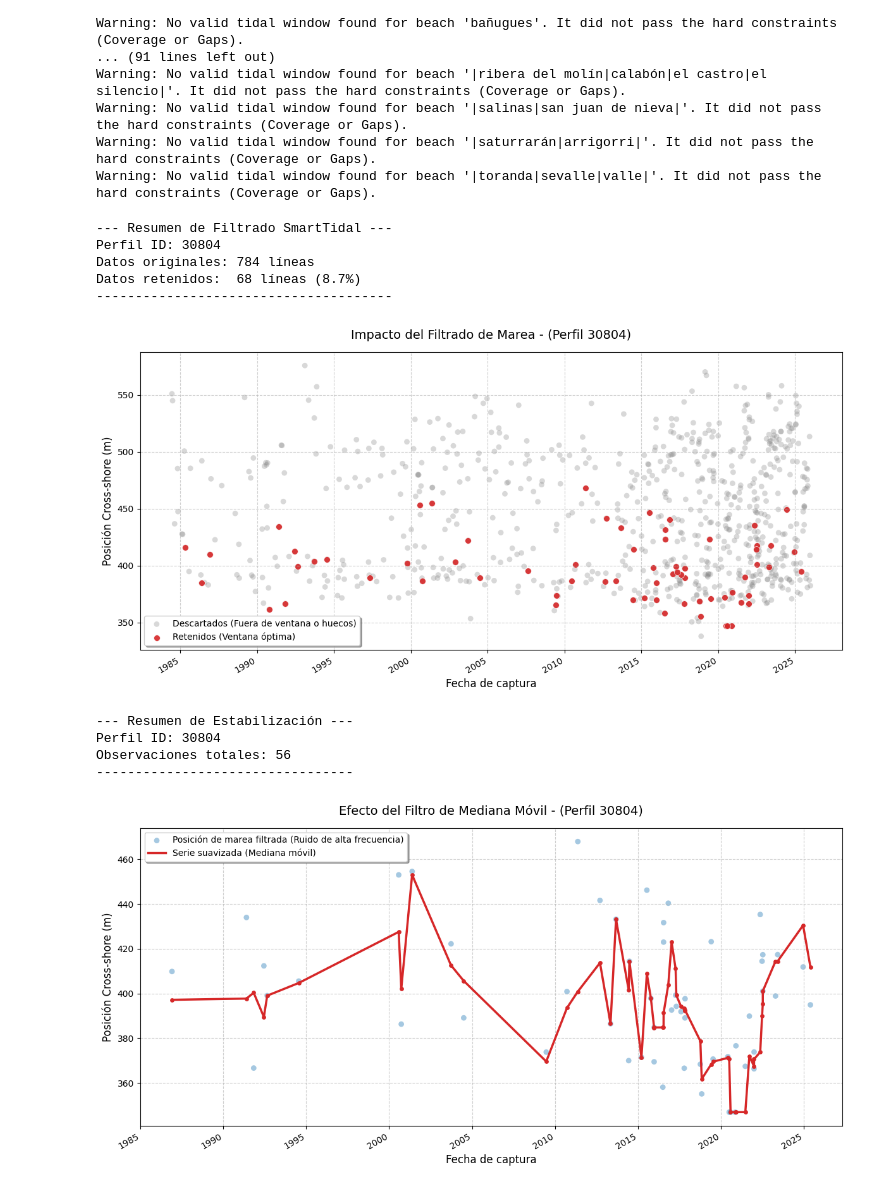
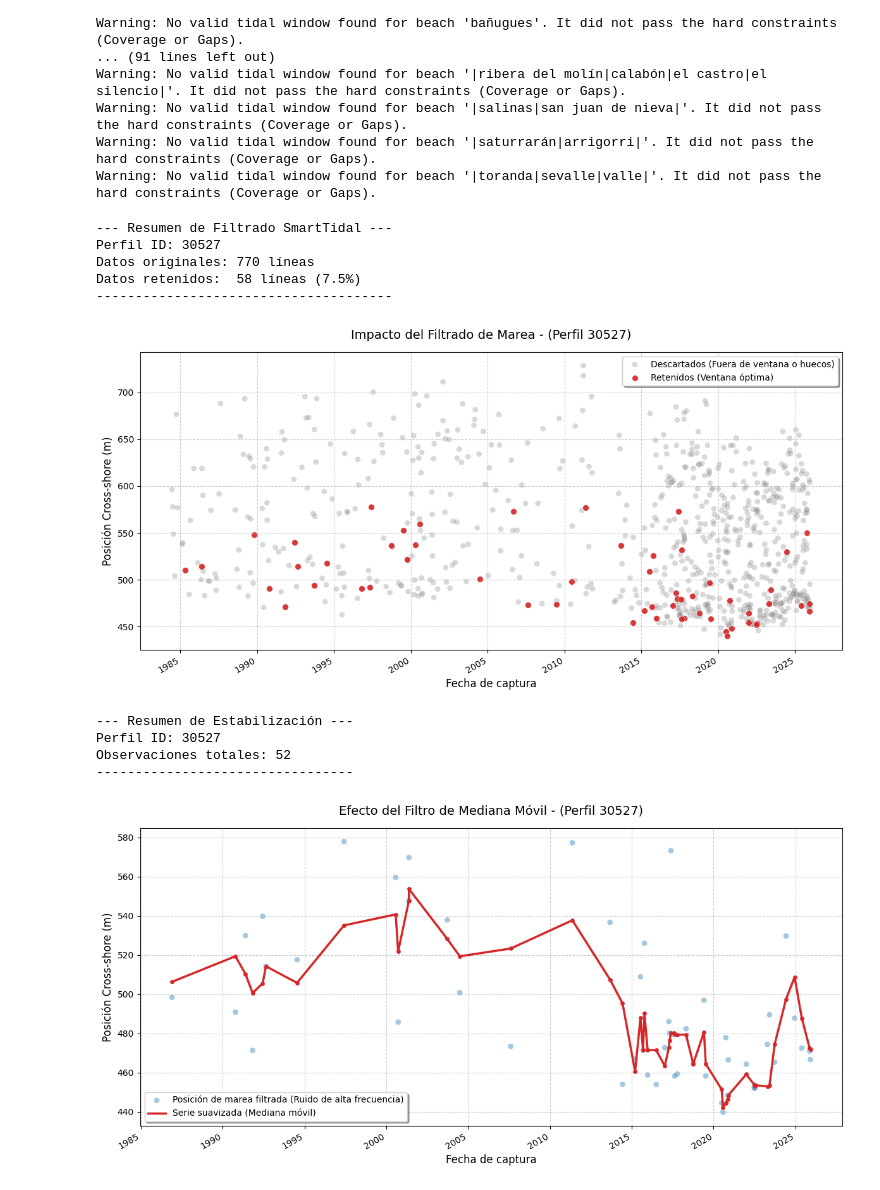
Before and after one commit to AlbertGallegoJimenez/macrotidal_coastal_rates, a Jupyter notebook: nb_test_tasas.ipynb, the cells around one changed output. Drawn from its saved outputs; the diff is of its cells as text; code cells hidden in the pictures.

```diff
--- a/nb_test_tasas.ipynb
+++ b/nb_test_tasas.ipynb
@@ -212,16 +212,16 @@ def visualizar_resultado_filtro(df_original, df_filtrado, profile_id, filtro_ins
 visualizar_resultado_filtro(
     df_original=profiles_shoreline_intersections,
     df_filtrado=filtered_data,
-    profile_id=30804,
+    profile_id=30527,
     filtro_instancia=tidal_filter
 )
 # %% [output]
 --- Resumen de Filtrado SmartTidal ---
-Perfil ID: 30804
-Datos originales: 784 líneas
-Datos retenidos:  68 líneas (8.7%)
+Perfil ID: 30527
+Datos originales: 770 líneas
+Datos retenidos:  58 líneas (7.5%)
 --------------------------------------
-[figure, old version]
+[figure, new version]
 # %%
 from utils import ShorelineSmoother
 
@@ -307,11 +307,11 @@ def visualizar_resultado_suavizado(df_suavizado, profile_id, date_col="datetime"
 # %%
 visualizar_resultado_suavizado(
     df_suavizado=smoothed_data,
-    profile_id=30804,
+    profile_id=30527,
 )
 # %% [output]
 --- Resumen de Estabilización ---
-Perfil ID: 30804
-Observaciones totales: 56
+Perfil ID: 30527
+Observaciones totales: 52
 ---------------------------------
-[figure, old version]
+[figure, new version]
```
